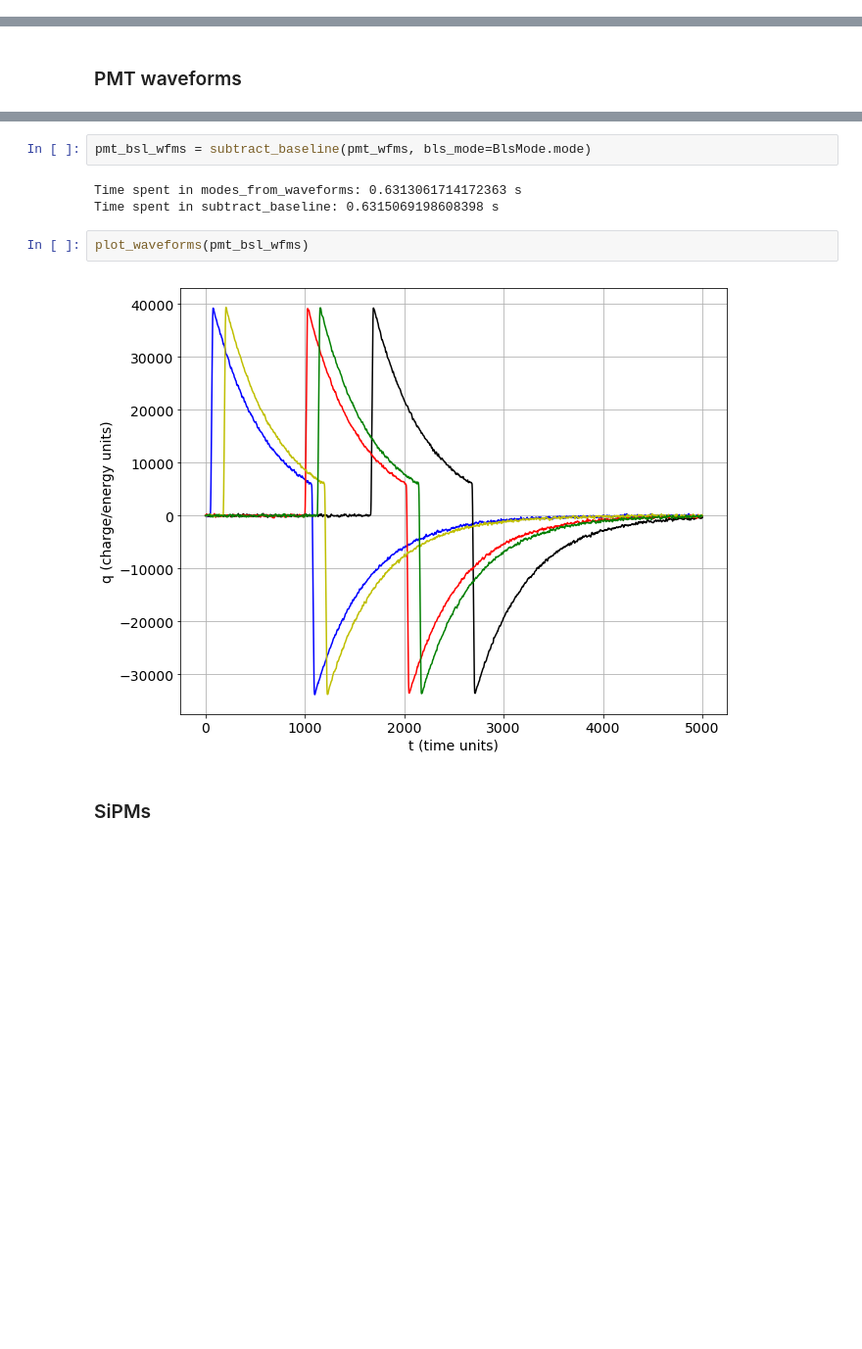
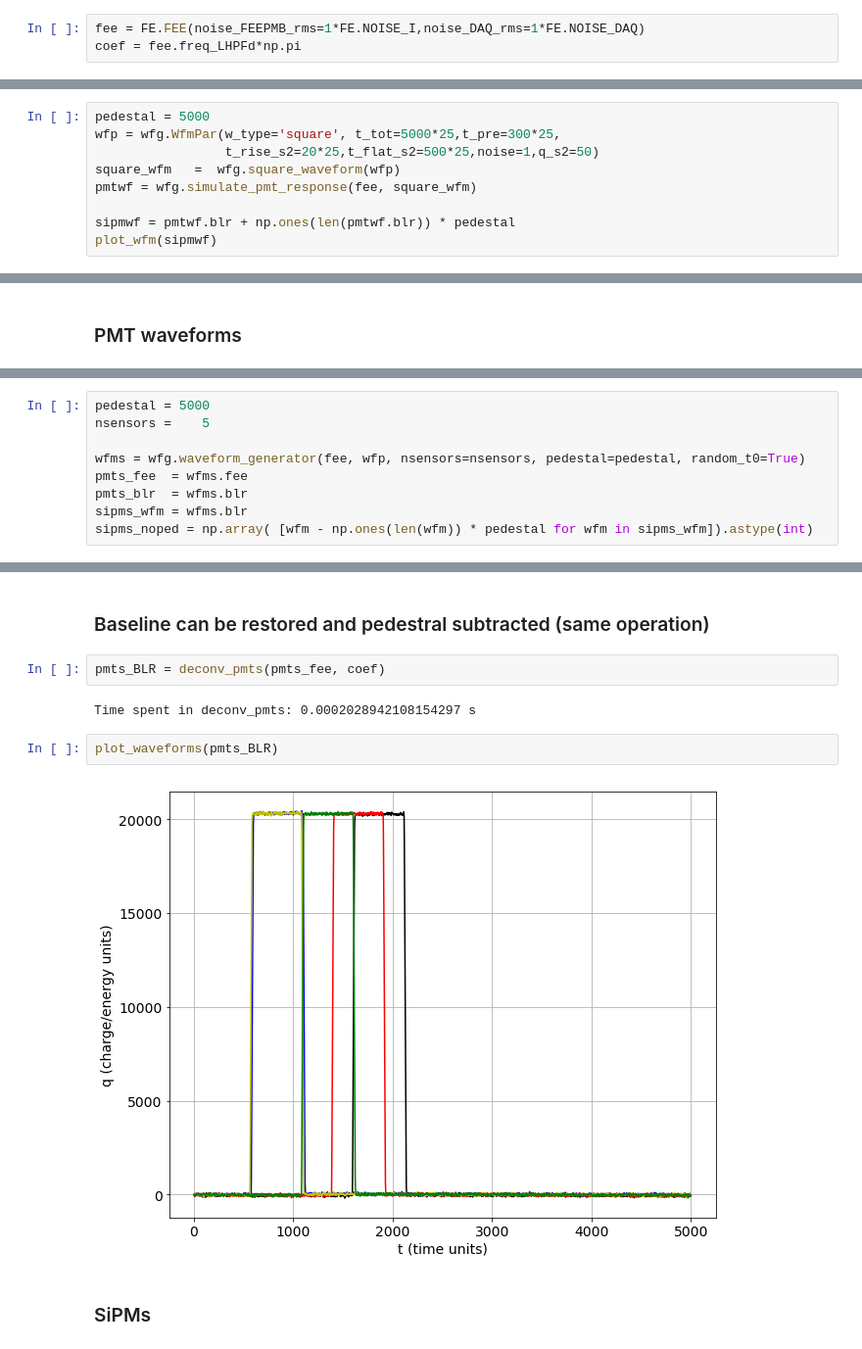
Before and after one commit to jjgomezcadenas/ICDEV, a Jupyter notebook: reco/calib_sensors_functions.ipynb, the cells around one changed output, grey strips where cells are left out. Shown at 98% size. Saved outputs shown, nothing was run; the diff lists cells and outputs as text; blank space fills up the shorter version.

```diff
--- a/reco/calib_sensors_functions.ipynb
+++ b/reco/calib_sensors_functions.ipynb
@@ -333,0 +206,3 @@ plot_waveforms(sipm_wfms)
+# %%
+fee = FE.FEE(noise_FEEPMB_rms=1*FE.NOISE_I,noise_DAQ_rms=1*FE.NOISE_DAQ)
+coef = fee.freq_LHPFd*np.pi
@@ -333,0 +281,9 @@ plot_waveforms(sipm_wfms)
+# %%
+pedestal = 5000
+wfp = wfg.WfmPar(w_type='square', t_tot=5000*25,t_pre=300*25,
+                 t_rise_s2=20*25,t_flat_s2=500*25,noise=1,q_s2=50)
+square_wfm   =  wfg.square_waveform(wfp)
+pmtwf = wfg.simulate_pmt_response(fee, square_wfm)
+
+sipmwf = pmtwf.blr + np.ones(len(pmtwf.blr)) * pedestal
+plot_wfm(sipmwf)
@@ -451 +296,10 @@ Time spent in subtract_baseline: 0.0003871917724609375 s
+# %%
+pedestal = 5000
+nsensors =    5
+
+wfms = wfg.waveform_generator(fee, wfp, nsensors=nsensors, pedestal=pedestal, random_t0=True)
+pmts_fee  = wfms.fee
+pmts_blr  = wfms.blr
+sipms_wfm = wfms.blr
+sipms_noped = np.array( [wfm - np.ones(len(wfm)) * pedestal for wfm in sipms_wfm]).astype(int)
 # %%
@@ -464,11 +313,12 @@ plot_waveforms(pmt_bsl_wfms)
-# %%
-pmt_bsl_wfms = subtract_baseline(pmt_wfms, bls_mode=BlsMode.mode)
-# %% [output]
-Time spent in modes_from_waveforms: 0.6313061714172363 s
-Time spent in subtract_baseline: 0.6315069198608398 s
+# %% [markdown]
+### Baseline can be restored and pedestral subtracted (same operation)
+# %%
+pmts_BLR = deconv_pmts(pmts_fee, coef)
+# %% [output]
+Time spent in deconv_pmts: 0.0002028942108154297 s
 # %%
-plot_waveforms(pmt_bsl_wfms)
+plot_waveforms(pmts_BLR)
 # %% [output]
-[figure, old version]
+[figure, new version]
 # %% [markdown]
 ### SiPMs
```
Also changed, not shown: parts of 183 cells of this notebook, 1 other file.
